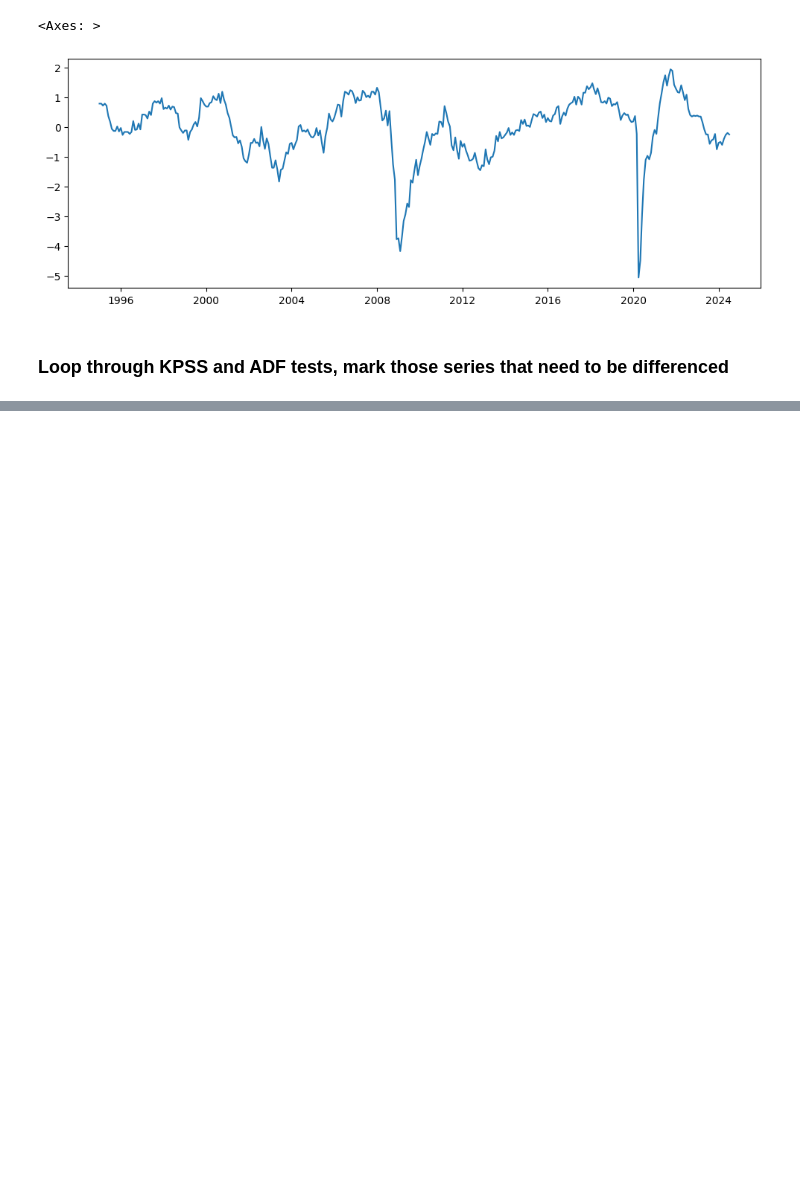
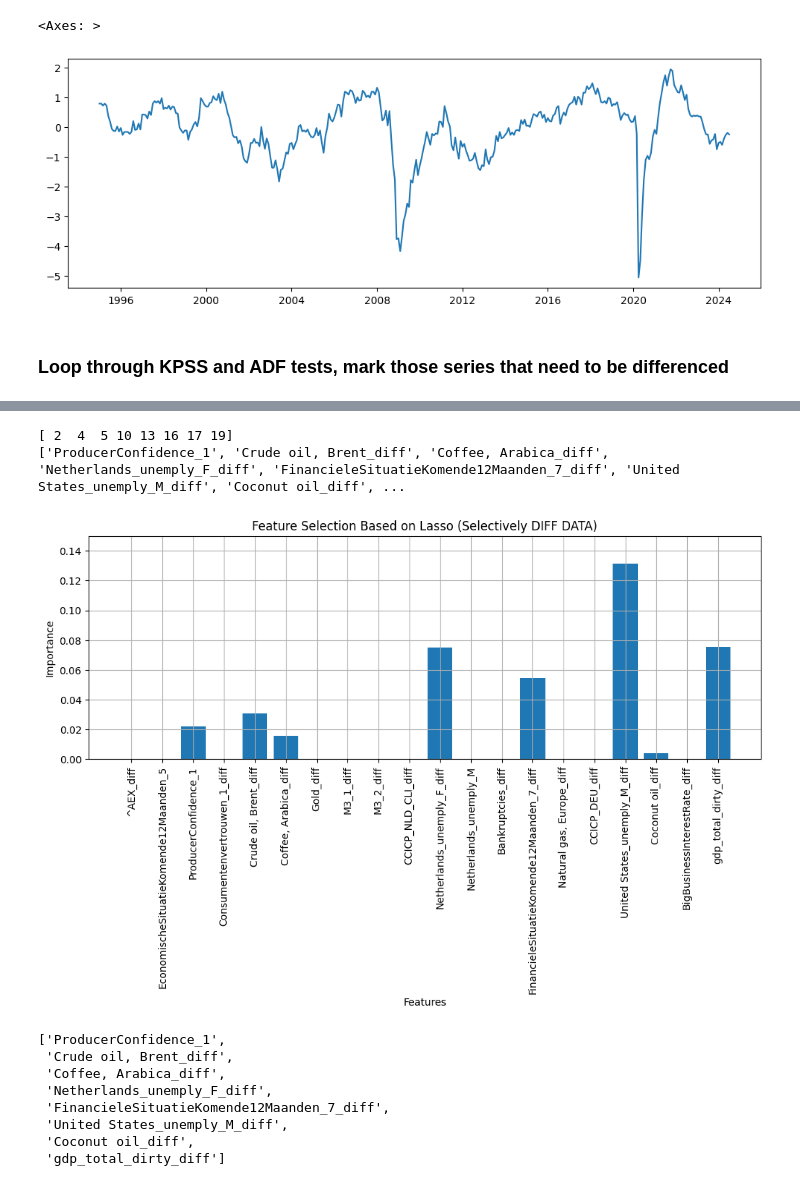
Before and after one commit to powell001/NowCast_Data_v2, a Jupyter notebook: src/a06_forecastQuarterlyData_withMonthlyData.ipynb, the cells around one changed output, grey strips where cells are left out. Cells and saved outputs as stored; diff of their text form; code cells hidden in the pictures; blank space fills up the shorter version.

```diff
--- a/src/a06_forecastQuarterlyData_withMonthlyData.ipynb
+++ b/src/a06_forecastQuarterlyData_withMonthlyData.ipynb
@@ -361,0 +387,14 @@ look-up table. The actual p-value is smaller than the p-value returned.
+# %%
+lassoreg(scaled_features_df_diff.dropna(), alpha=0.001, title='Feature Selection Based on Lasso (Selectively DIFF DATA)')
+# %% [output]
+[ 2  4  5 10 13 16 17 19]
+['ProducerConfidence_1', 'Crude oil, Brent_diff', 'Coffee, Arabica_diff', 'Netherlands_unemply_F_diff', 'FinancieleSituatieKomende12Maanden_7_diff', 'United States_unemply_M_diff', 'Coconut oil_diff', ...
+[figure, added]
+['ProducerConfidence_1',
+ 'Crude oil, Brent_diff',
+ 'Coffee, Arabica_diff',
+ 'Netherlands_unemply_F_diff',
+ 'FinancieleSituatieKomende12Maanden_7_diff',
+ 'United States_unemply_M_diff',
+ 'Coconut oil_diff',
+ 'gdp_total_dirty_diff']
```
Also changed, not shown: parts of 20 cells of this notebook.
